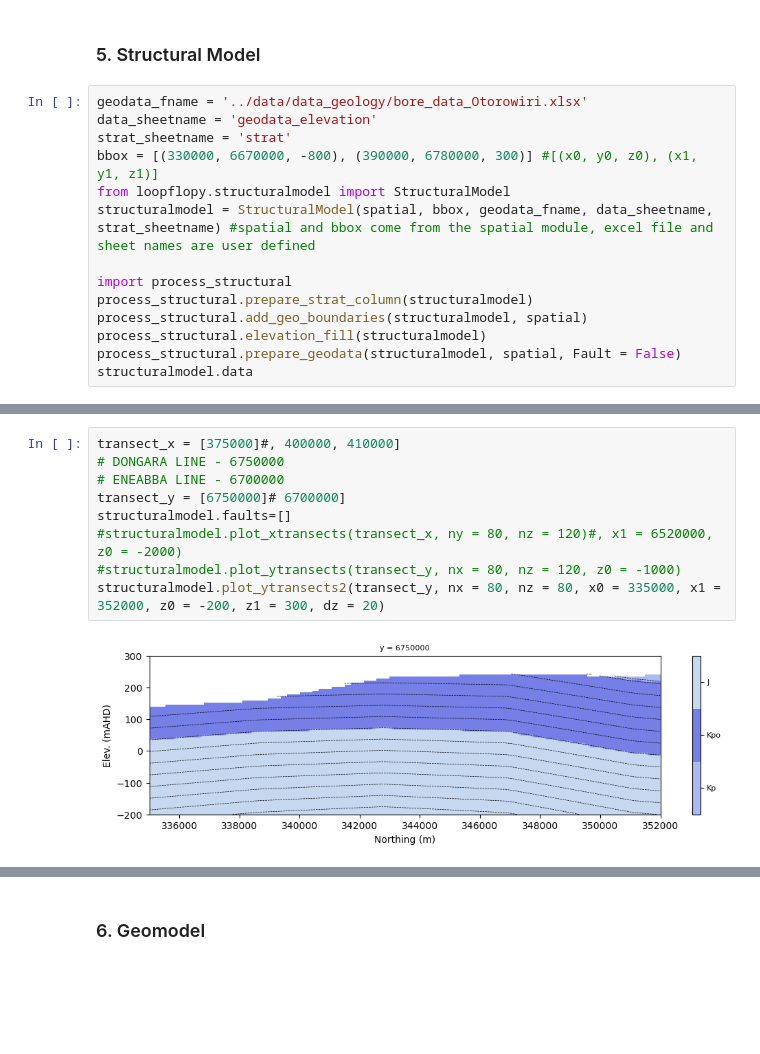
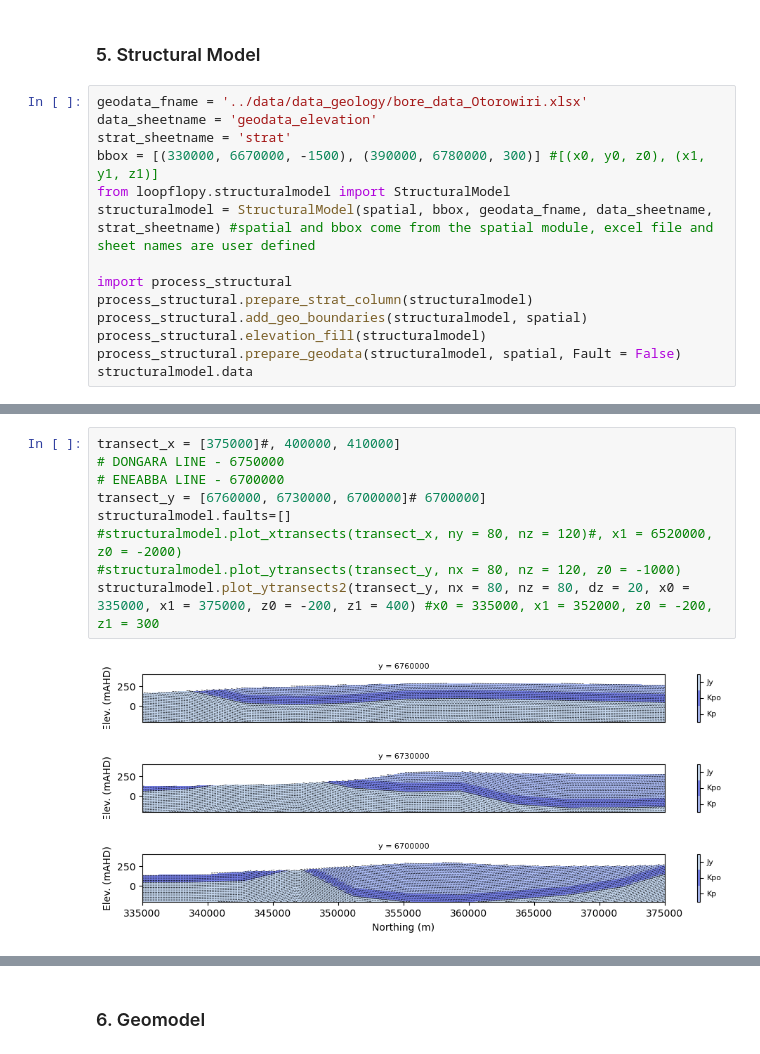
Before and after one commit to malvina-chmielarski/Otorowiri, a Jupyter notebook: scripts/Otorowiri_main.ipynb, the cells around one changed output, grey strips where cells are left out. Saved outputs shown, nothing was run; the diff lists cells and outputs as text; blank space fills up the shorter version.

```diff
--- a/scripts/Otorowiri_main.ipynb
+++ b/scripts/Otorowiri_main.ipynb
@@ -180,7 +179,7 @@ flag = 1
 geodata_fname = '../data/data_geology/bore_data_Otorowiri.xlsx'
 data_sheetname = 'geodata_elevation'
 strat_sheetname = 'strat'
-bbox = [(330000, 6670000, -800), (390000, 6780000, 300)] #[(x0, y0, z0), (x1, y1, z1)]
+bbox = [(330000, 6670000, -1500), (390000, 6780000, 300)] #[(x0, y0, z0), (x1, y1, z1)]
 from loopflopy.structuralmodel import StructuralModel
 structuralmodel = StructuralModel(spatial, bbox, geodata_fname, data_sheetname, strat_sheetname) #spatial and bbox come from the spatial module, excel file and sheet names are user defined
 
@@ -251,14 +270,16 @@ structuralmodel.data
 # %%
 transect_x = [375000]#, 400000, 410000]
 # DONGARA LINE - 6750000
 # ENEABBA LINE - 6700000
-transect_y = [6750000]# 6700000]
+transect_y = [6760000, 6730000, 6700000]# 6700000]
 structuralmodel.faults=[]
 #structuralmodel.plot_xtransects(transect_x, ny = 80, nz = 120)#, x1 = 6520000, z0 = -2000)
 #structuralmodel.plot_ytransects(transect_y, nx = 80, nz = 120, z0 = -1000)
-structuralmodel.plot_ytransects2(transect_y, nx = 80, nz = 80, x0 = 335000, x1 = 352000, z0 = -200, z1 = 300, dz = 20)
+structuralmodel.plot_ytransects2(transect_y, nx = 80, nz = 80, dz = 20, x0 = 335000, x1 = 375000, z0 = -200, z1 = 400) #x0 = 335000, x1 = 352000, z0 = -200, z1 = 300
 # %% [output]
-[figure, old version]
+[figure, new version]
+[figure, added]
+[figure, added]
 # %%
 structuralmodel.contour_bottom(spatial, unit = 'Kp', contour_interval = 30)
 # %% [output]
```
Also changed, not shown: parts of 15 cells of this notebook, 3 other files.
